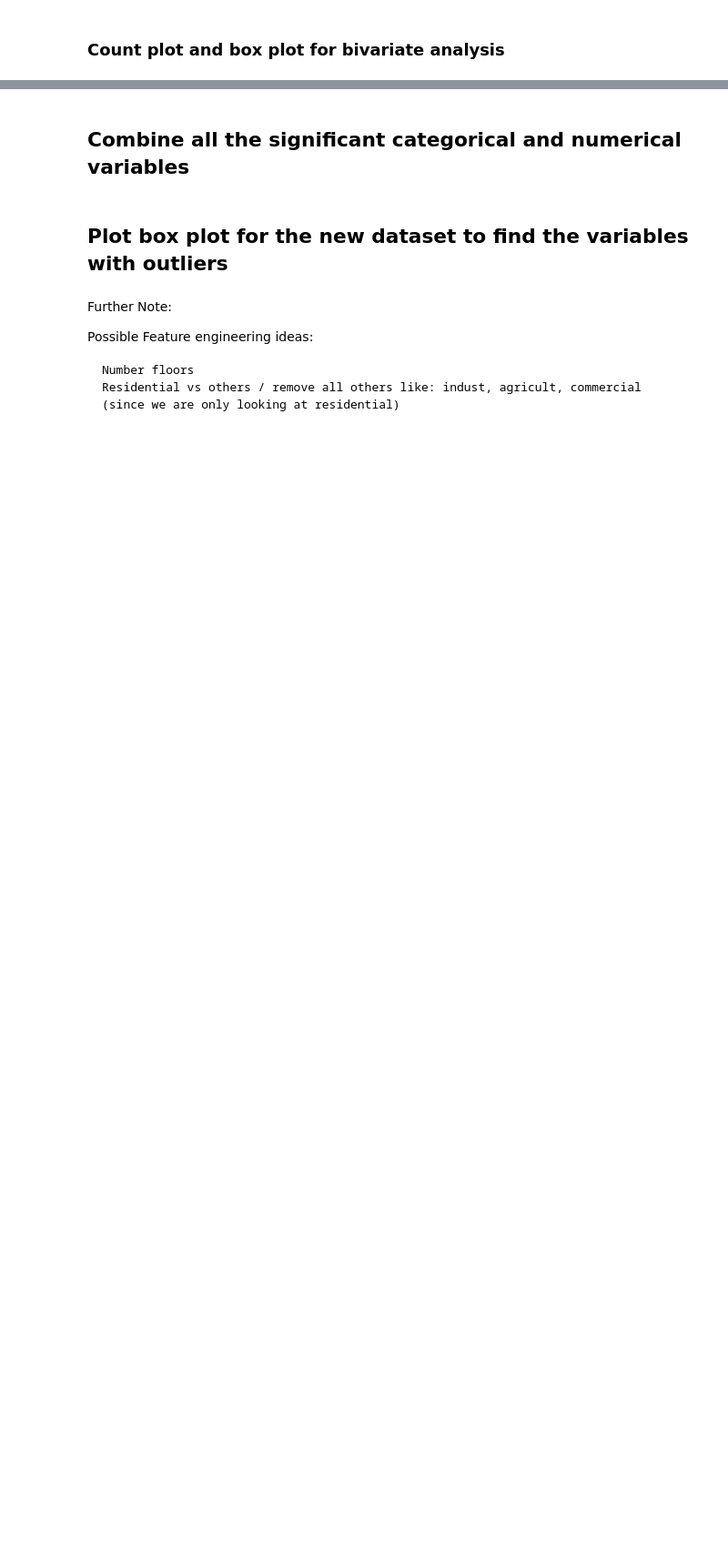
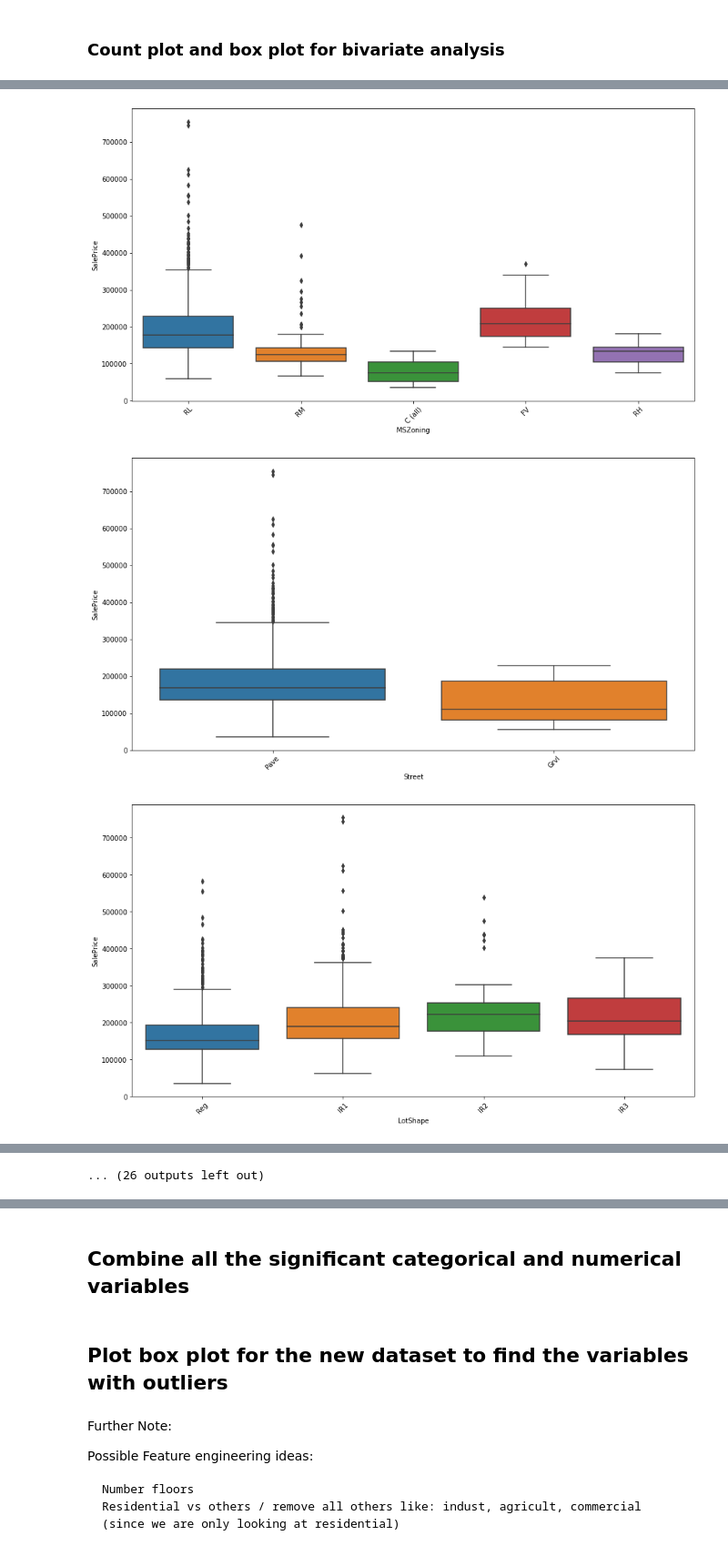
Before and after one commit to Jhirai20/AppliedDSPython, a Jupyter notebook: Projects/Project 1/Project 1.ipynb, the cells around one changed output, grey strips where cells are left out. Shown at 91% size. Drawn from its saved outputs; the diff is of its cells as text; code cells hidden in the pictures; blank space fills up the shorter version.

```diff
--- a/Projects/Project 1/Project 1.ipynb
+++ b/Projects/Project 1/Project 1.ipynb
@@ -911,2 +930,12 @@ plt.xticks(rotation=45)
+# %%
+#Update Catagorical and Numeric lists with removed NAN values
+
+#extract data set based on number value presence
+numeric_df= ds.select_dtypes(include=[np.number])
+categoric_df=ds.select_dtypes(exclude=[np.number])
+
+#generate a list of just the col
+numericcol=numeric_df.columns.tolist()
+categorycol=categoric_df.columns.tolist()
 # %% [markdown]
 ### Count plot and box plot for bivariate analysis
@@ -914,0 +949,10 @@ plt.xticks(rotation=45)
+# %%
+warnings.filterwarnings('ignore')
+for col in categorycol:
+    plt.figure(figsize=(15,8))
+    plt.xticks(rotation = 45)
+    sns.boxplot(col,'SalePrice', data=ds)
+# %% [output]
+[figure, added]
+[figure, added]
+[figure, added]
@@ -914,0 +968 @@ plt.xticks(rotation=45)
+... (26 outputs left out)
```
Also changed, not shown: parts of 27 cells of this notebook.
